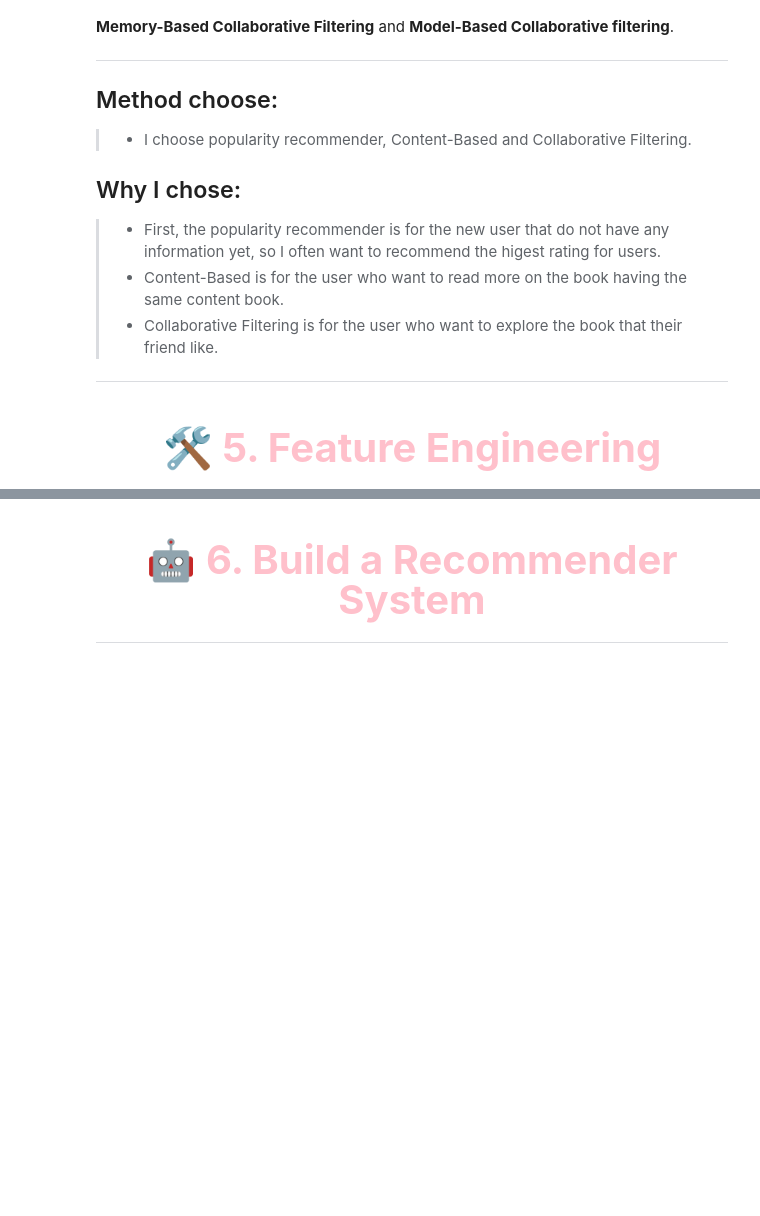
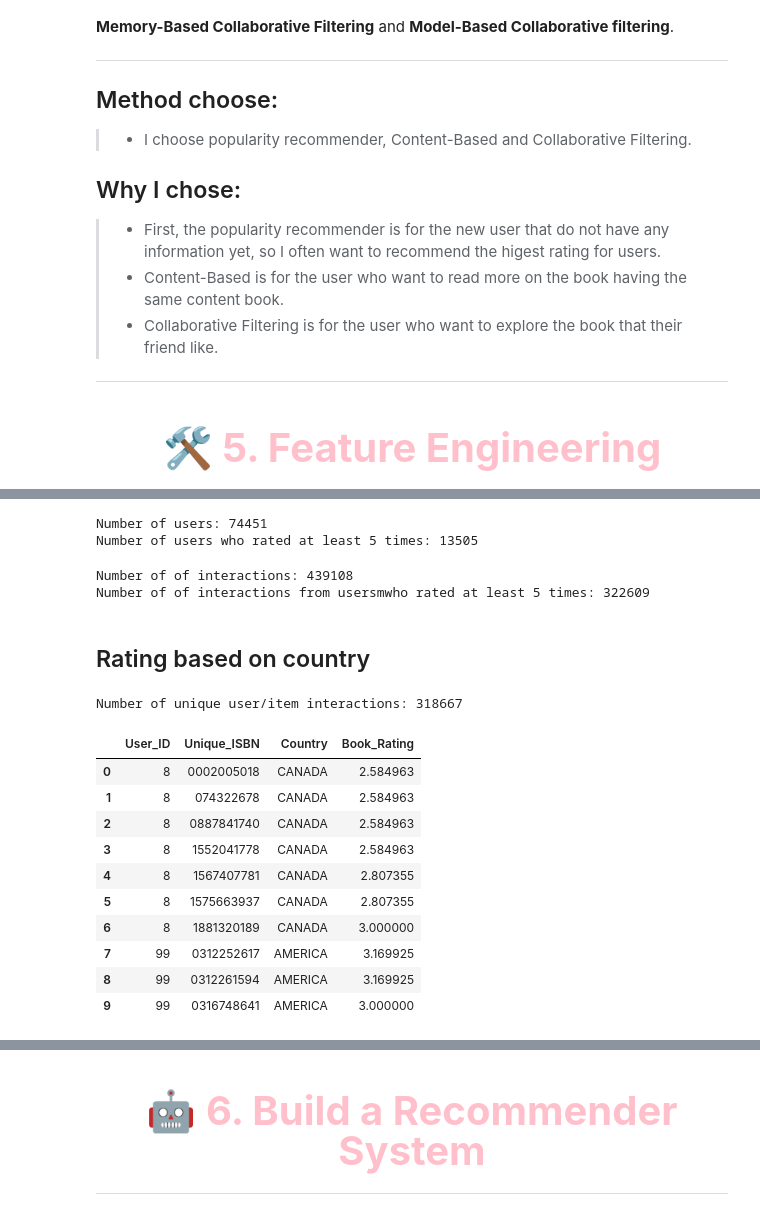
Before and after one commit to ChauHuynh1/Book_RecSys, a Jupyter notebook: Book_Recommender_Model.ipynb, the cells around one changed output, grey strips where cells are left out. Drawn from its saved outputs; the diff is of its cells as text; code cells hidden in the pictures; blank space fills up the shorter version.

```diff
--- a/Book_Recommender_Model.ipynb
+++ b/Book_Recommender_Model.ipynb
@@ -52,0 +94,42 @@ In general, collaborative filtering is the workhorse of recommender engines. The
+# %%
+users_rating_count_df = df.groupby(['User_ID', 'Unique_ISBN', 'Country']).size().groupby('User_ID').size()
+print('Number of users: %d' % len(users_rating_count_df))
+users_rated_at_least_5_times = users_rating_count_df[users_rating_count_df >= 5].reset_index()[['User_ID']]
+print('Number of users who rated at least 5 times: %d' % len(users_rated_at_least_5_times))
+# %% [output]
+Number of users: 74451
+Number of users who rated at least 5 times: 13505
+# %%
+print('Number of of interactions: %d' % len(df))
+rating_from_selected_users_df = df.merge(users_rated_at_least_5_times,
+               how = 'right',
+               left_on = 'User_ID',
+               right_on = 'User_ID')
+print('Number of of interactions from usersmwho rated at least 5 times: %d' % len(rating_from_selected_users_df))
+# %% [output]
+Number of of interactions: 439108
+Number of of interactions from usersmwho rated at least 5 times: 322609
+# %% [markdown]
+## Rating based on country
+# %%
+def country_user_preference(x):
+    return math.log(1+x, 2)
+
+rating_full_df = rating_from_selected_users_df \
+                    .groupby(['User_ID', 'Unique_ISBN', 'Country'])['Book_Rating'].sum() \
+                    .apply(country_user_preference).reset_index()
+print('Number of unique user/item interactions: %d' % len(rating_full_df))
+rating_full_df.head(10)
+# %% [output]
+Number of unique user/item interactions: 318667
+|  | User_ID | Unique_ISBN | Country | Book_Rating |
+| 0 | 8 | 0002005018 | CANADA | 2.584963 |
+| 1 | 8 | 074322678 | CANADA | 2.584963 |
+| 2 | 8 | 0887841740 | CANADA | 2.584963 |
+| 3 | 8 | 1552041778 | CANADA | 2.584963 |
+| 4 | 8 | 1567407781 | CANADA | 2.807355 |
+| 5 | 8 | 1575663937 | CANADA | 2.807355 |
+| 6 | 8 | 1881320189 | CANADA | 3.000000 |
+| 7 | 99 | 0312252617 | AMERICA | 3.169925 |
+| 8 | 99 | 0312261594 | AMERICA | 3.169925 |
+| 9 | 99 | 0316748641 | AMERICA | 3.000000 |
```
Also changed, not shown: parts of 21 cells of this notebook, 2 other files.
